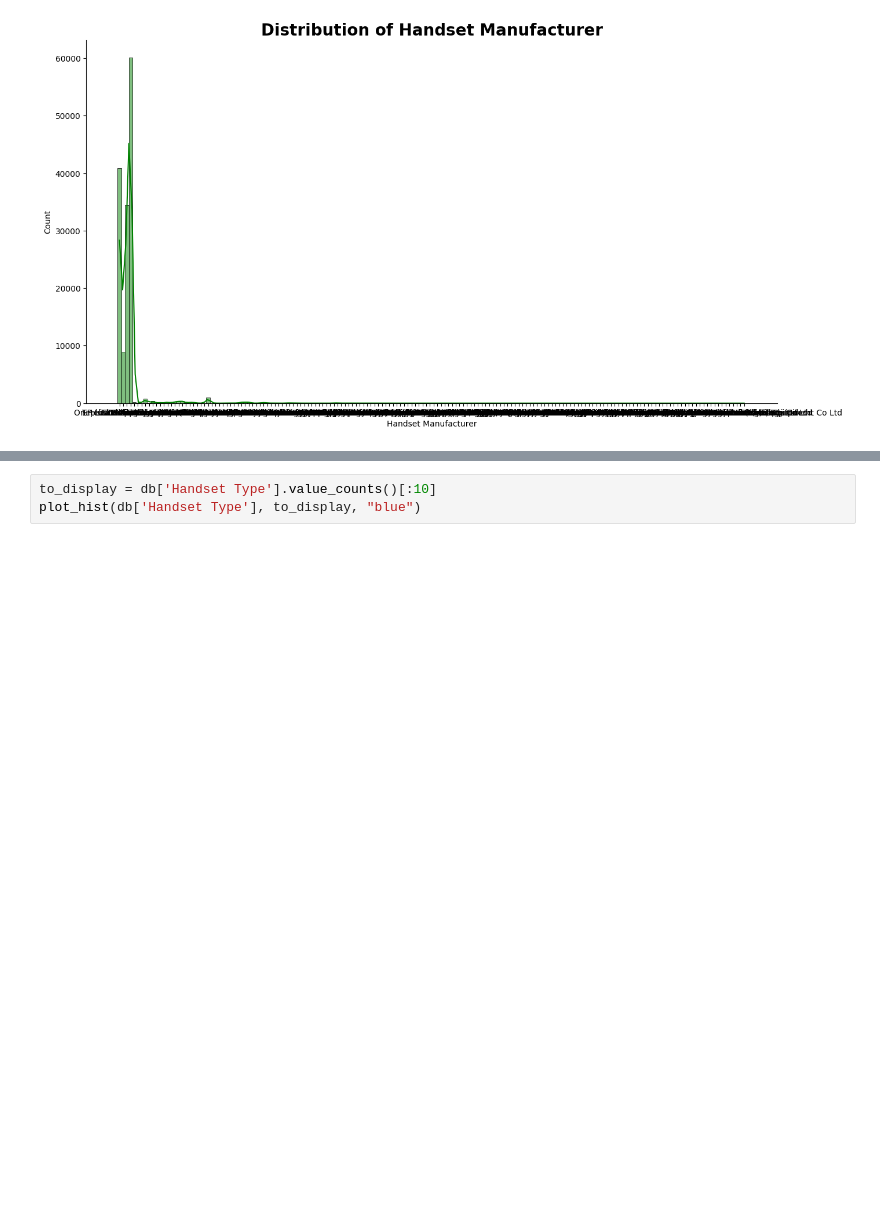
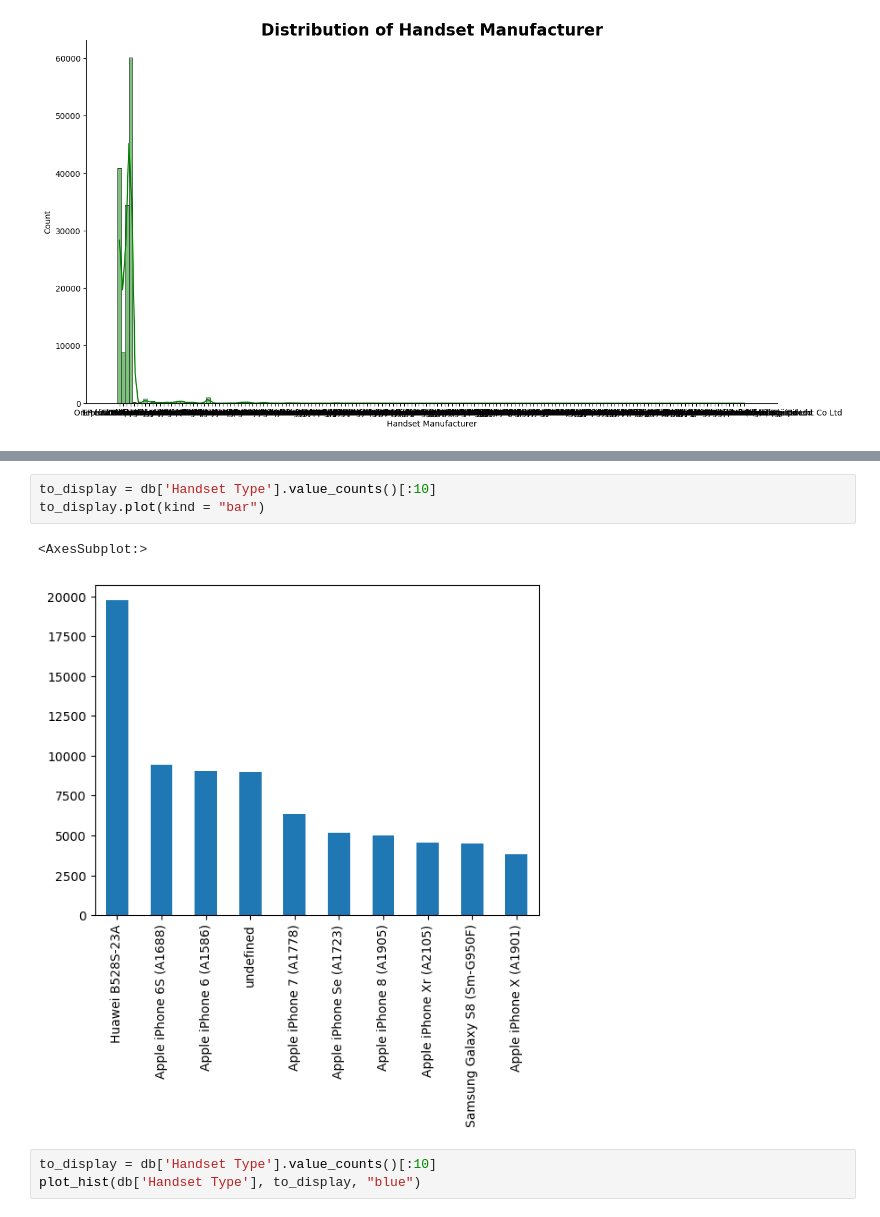
Before and after one commit to BirtukanK/Telecommunication_Industry_analysis, a Jupyter notebook: notebook/EDA_xdr.ipynb, the cells around one changed output, grey strips where cells are left out. Saved outputs shown, nothing was run; the diff lists cells and outputs as text; blank space fills up the shorter version.

```diff
--- a/notebook/EDA_xdr.ipynb
+++ b/notebook/EDA_xdr.ipynb
@@ -425,3 +381,9 @@ Name: Handset Type, dtype: int64
+# %%
+to_display = db['Handset Type'].value_counts()[:10]
+to_display.plot(kind = "bar")
+# %% [output]
+<AxesSubplot:>
+[figure, added]
 # %%
 to_display = db['Handset Type'].value_counts()[:10]
 plot_hist(db['Handset Type'], to_display, "blue")
```
Also changed, not shown: parts of 14 cells of this notebook, 3 other files.
